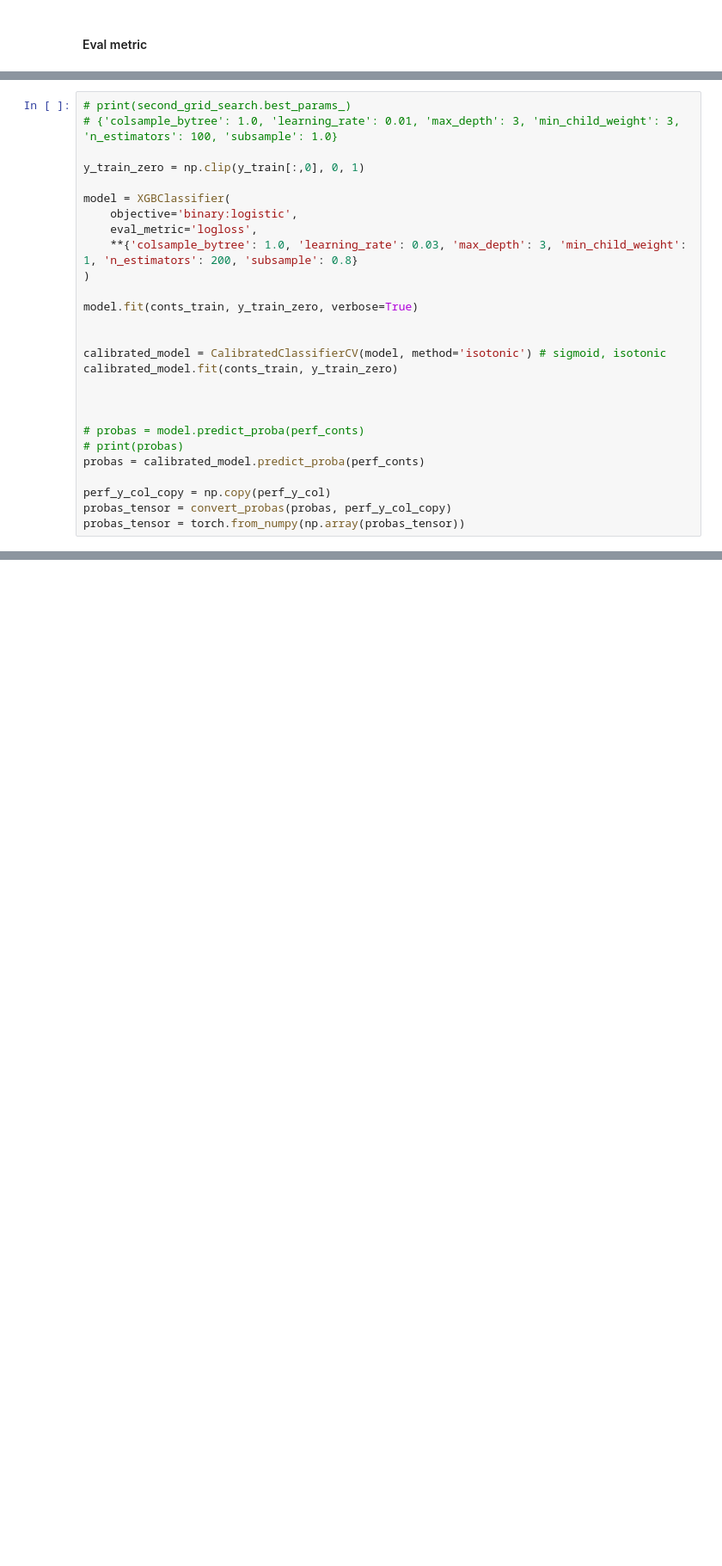
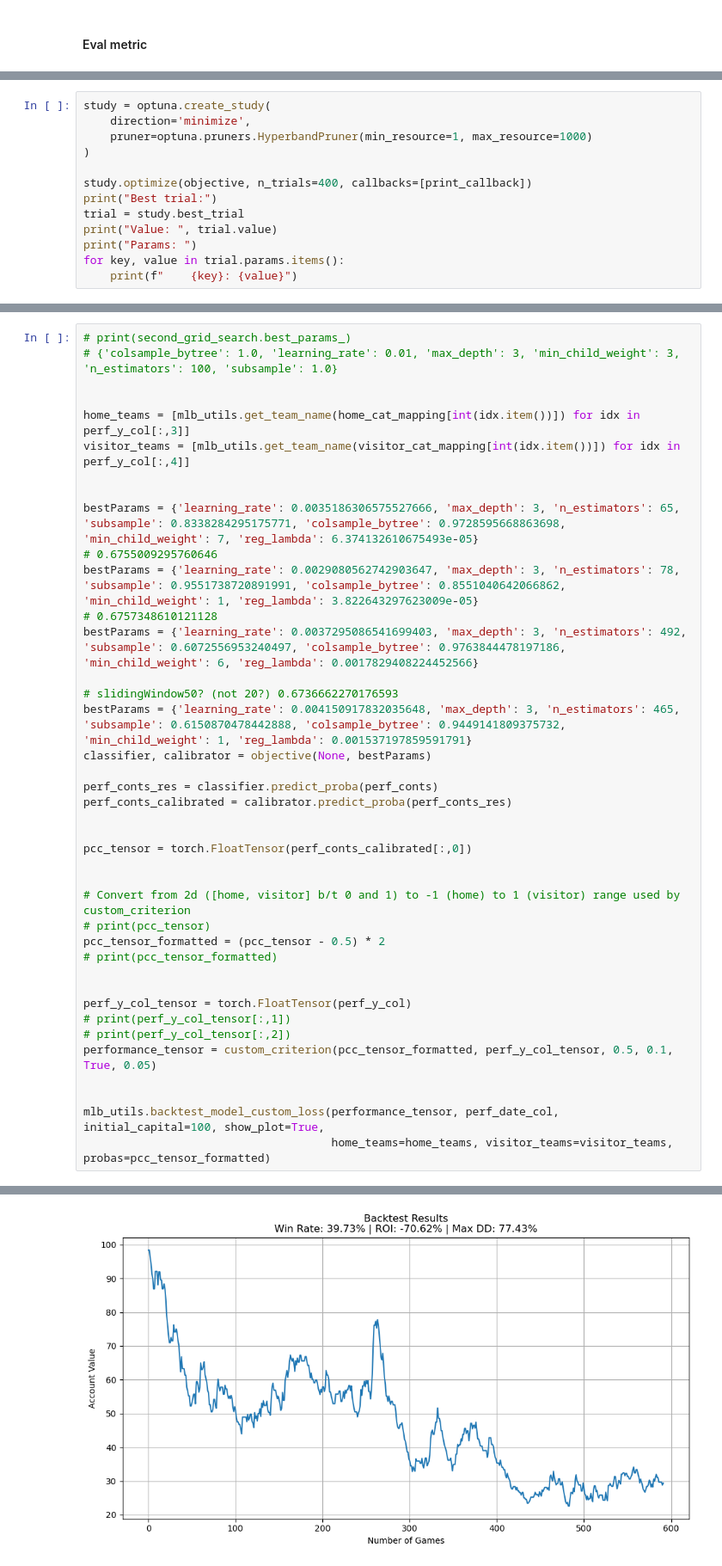
Before and after one commit to forbesjon2/NFL, a Jupyter notebook: MLB_Gradient_Boost.ipynb, the cells around one changed output, grey strips where cells are left out. Shown: that part at 86% size. Drawn from its saved outputs; the diff is of its cells as text; blank space fills up the shorter version.

```diff
--- a/MLB_Gradient_Boost.ipynb
+++ b/MLB_Gradient_Boost.ipynb
@@ -468,0 +425,13 @@ Fitting 5 folds for each of 144 candidates, totalling 720 fits
+# %%
+study = optuna.create_study(
+    direction='minimize',
+    pruner=optuna.pruners.HyperbandPruner(min_resource=1, max_resource=1000)
+)
+
+study.optimize(objective, n_trials=400, callbacks=[print_callback])
+print("Best trial:")
+trial = study.best_trial
+print("Value: ", trial.value)
+print("Params: ")
+for key, value in trial.params.items():
+    print(f"    {key}: {value}")
@@ -470,26 +474,40 @@ Fitting 5 folds for each of 144 candidates, totalling 720 fits
 # print(second_grid_search.best_params_)
 # {'colsample_bytree': 1.0, 'learning_rate': 0.01, 'max_depth': 3, 'min_child_weight': 3, 'n_estimators': 100, 'subsample': 1.0}
 
-y_train_zero = np.clip(y_train[:,0], 0, 1)
 
-model = XGBClassifier(
-    objective='binary:logistic',
-    eval_metric='logloss',
-    **{'colsample_bytree': 1.0, 'learning_rate': 0.03, 'max_depth': 3, 'min_child_weight': 1, 'n_estimators': 200, 'subsample': 0.8}
-)
-
-model.fit(conts_train, y_train_zero, verbose=True)
+home_teams = [mlb_utils.get_team_name(home_cat_mapping[int(idx.item())]) for idx in perf_y_col[:,3]]
+visitor_teams = [mlb_utils.get_team_name(visitor_cat_mapping[int(idx.item())]) for idx in perf_y_col[:,4]]
 
 
-calibrated_model = CalibratedClassifierCV(model, method='isotonic') # sigmoid, isotonic
-calibrated_model.fit(conts_train, y_train_zero)
+bestParams = {'learning_rate': 0.0035186306575527666, 'max_depth': 3, 'n_estimators': 65, 'subsample': 0.8338284295175771, 'colsample_bytree': 0.9728595668863698, 'min_child_weight': 7, 'reg_lambda': 6.374132610675493e-05}
+# 0.6755009295760646
+bestParams = {'learning_rate': 0.0029080562742903647, 'max_depth': 3, 'n_estimators': 78, 'subsample': 0.9551738720891991, 'colsample_bytree': 0.8551040642066862, 'min_child_weight': 1, 'reg_lambda': 3.822643297623009e-05}
+# 0.6757348610121128
+bestParams = {'learning_rate': 0.0037295086541699403, 'max_depth': 3, 'n_estimators': 492, 'subsample': 0.6072556953240497, 'colsample_bytree': 0.9763844478197186, 'min_child_weight': 6, 'reg_lambda': 0.0017829408224452566}
+
+# slidingWindow50? (not 20?) 0.6736662270176593
+bestParams = {'learning_rate': 0.004150917832035648, 'max_depth': 3, 'n_estimators': 465, 'subsample': 0.6150870478442888, 'colsample_bytree': 0.9449141809375732, 'min_child_weight': 1, 'reg_lambda': 0.001537197859591791}
+classifier, calibrator = objective(None, bestParams)
+
+perf_conts_res = classifier.predict_proba(perf_conts)
+perf_conts_calibrated = calibrator.predict_proba(perf_conts_res)
 
 
+pcc_tensor = torch.FloatTensor(perf_conts_calibrated[:,0])
 
-# probas = model.predict_proba(perf_conts)
-# print(probas)
-probas = calibrated_model.predict_proba(perf_conts)
 
-perf_y_col_copy = np.copy(perf_y_col)
-probas_tensor = convert_probas(probas, perf_y_col_copy)
-probas_tensor = torch.from_numpy(np.array(probas_tensor))
+# Convert from 2d ([home, visitor] b/t 0 and 1) to -1 (home) to 1 (visitor) range used by custom_criterion
+# print(pcc_tensor)
+pcc_tensor_formatted = (pcc_tensor - 0.5) * 2
+# print(pcc_tensor_formatted)
+
+
+perf_y_col_tensor = torch.FloatTensor(perf_y_col)
+# print(perf_y_col_tensor[:,1])
+# print(perf_y_col_tensor[:,2])
+performance_tensor = custom_criterion(pcc_tensor_formatted, perf_y_col_tensor, 0.5, 0.1, True, 0.05)
+
+
+mlb_utils.backtest_model_custom_loss(performance_tensor, perf_date_col, initial_capital=100, show_plot=True,
+                                     home_teams=home_teams, visitor_teams=visitor_teams, probas=pcc_tensor_formatted)
+# %% [output]
@@ -495,0 +531 @@ probas_tensor = torch.from_numpy(np.array(probas_tensor))
+[figure, added]
```
Also changed, not shown: parts of 23 cells of this notebook, 7 other files.
